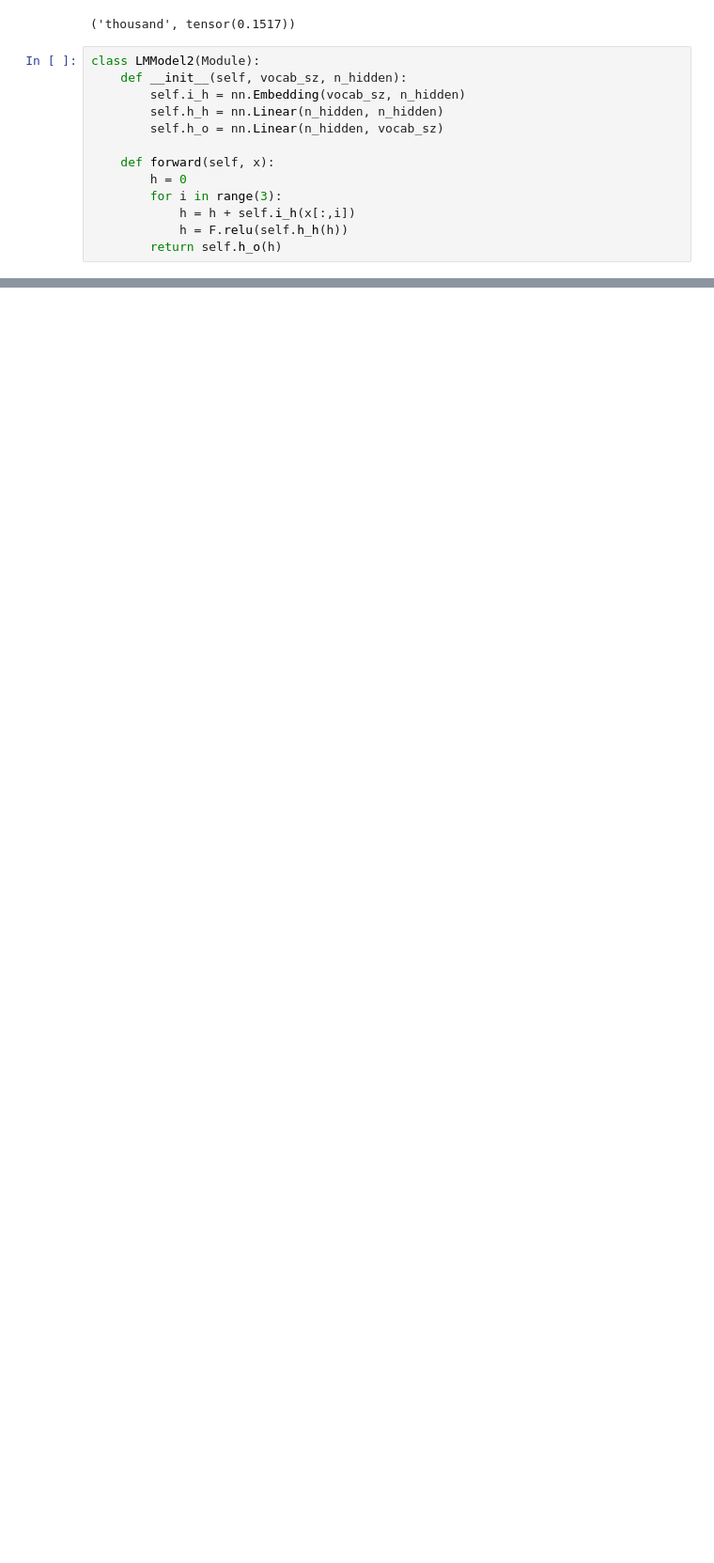
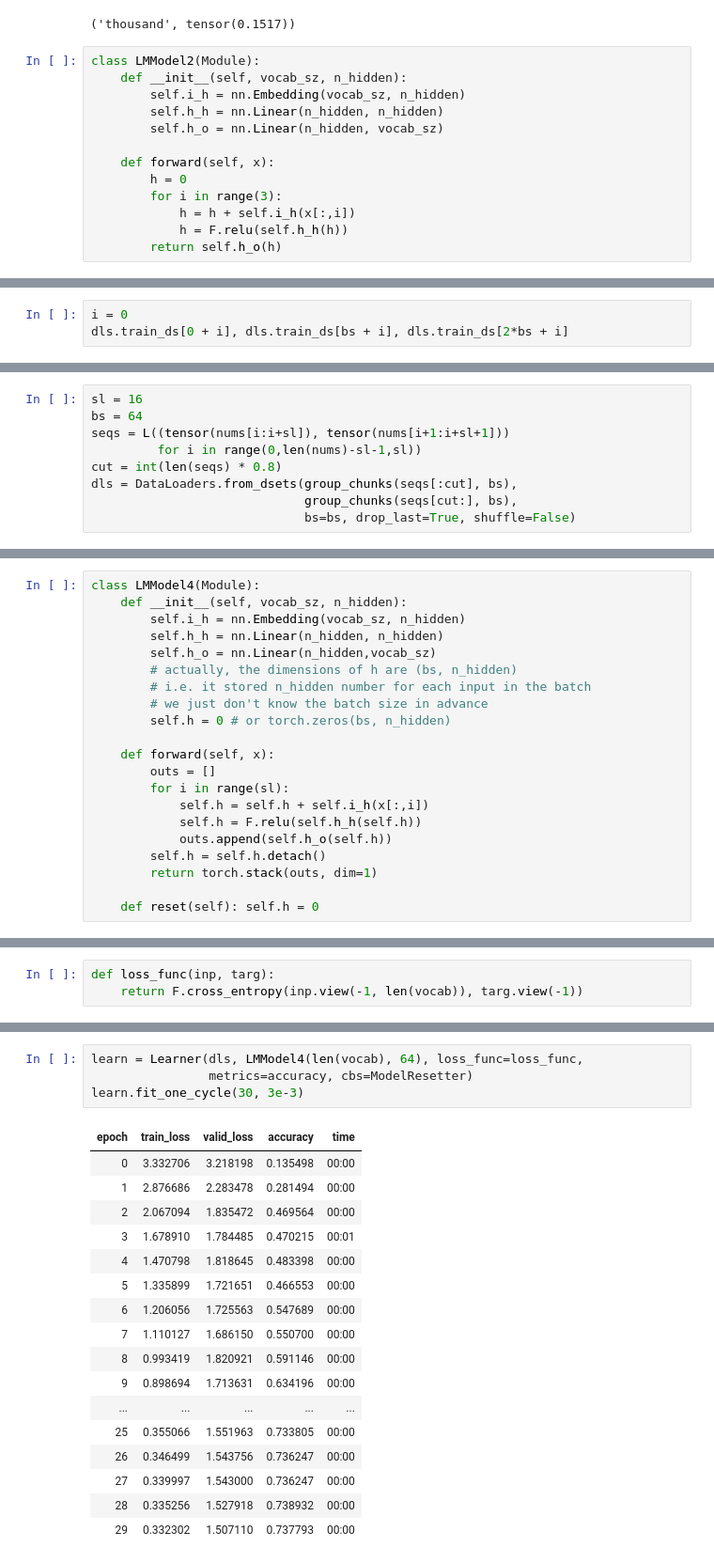
Before and after one commit to Mchristos/fastbook, a Jupyter notebook: mchristos/12_nlp_dive.ipynb, the cells around one changed output, grey strips where cells are left out. Shown: that part at 94% size. Cells and saved outputs as stored; diff of their text form; blank space fills up the shorter version.

```diff
--- a/mchristos/12_nlp_dive.ipynb
+++ b/mchristos/12_nlp_dive.ipynb
@@ -141,0 +215,3 @@ learn.fit_one_cycle(4,1e-3)
+# %%
+i = 0
+dls.train_ds[0 + i], dls.train_ds[bs + i], dls.train_ds[2*bs + i]
@@ -141,0 +252,9 @@ learn.fit_one_cycle(4,1e-3)
+# %%
+sl = 16
+bs = 64
+seqs = L((tensor(nums[i:i+sl]), tensor(nums[i+1:i+sl+1]))
+         for i in range(0,len(nums)-sl-1,sl))
+cut = int(len(seqs) * 0.8)
+dls = DataLoaders.from_dsets(group_chunks(seqs[:cut], bs),
+                             group_chunks(seqs[cut:], bs),
+                             bs=bs, drop_last=True, shuffle=False)
@@ -141,0 +271,21 @@ learn.fit_one_cycle(4,1e-3)
+# %%
+class LMModel4(Module):
+    def __init__(self, vocab_sz, n_hidden):
+        self.i_h = nn.Embedding(vocab_sz, n_hidden)
+        self.h_h = nn.Linear(n_hidden, n_hidden)
+        self.h_o = nn.Linear(n_hidden,vocab_sz)
+        # actually, the dimensions of h are (bs, n_hidden)
+        # i.e. it stored n_hidden number for each input in the batch
+        # we just don't know the batch size in advance
+        self.h = 0 # or torch.zeros(bs, n_hidden)
+
+    def forward(self, x):
+        outs = []
+        for i in range(sl):
+            self.h = self.h + self.i_h(x[:,i])
+            self.h = F.relu(self.h_h(self.h))
+            outs.append(self.h_o(self.h))
+        self.h = self.h.detach()
+        return torch.stack(outs, dim=1)
+
+    def reset(self): self.h = 0
@@ -141,0 +294,3 @@ learn.fit_one_cycle(4,1e-3)
+# %%
+def loss_func(inp, targ):
+    return F.cross_entropy(inp.view(-1, len(vocab)), targ.view(-1))
@@ -141,0 +301,22 @@ learn.fit_one_cycle(4,1e-3)
+# %%
+learn = Learner(dls, LMModel4(len(vocab), 64), loss_func=loss_func,
+                metrics=accuracy, cbs=ModelResetter)
+learn.fit_one_cycle(30, 3e-3)
+# %% [output]
+| epoch | train_loss | valid_loss | accuracy | time |
+| 0 | 3.332706 | 3.218198 | 0.135498 | 00:00 |
+| 1 | 2.876686 | 2.283478 | 0.281494 | 00:00 |
+| 2 | 2.067094 | 1.835472 | 0.469564 | 00:00 |
+| 3 | 1.678910 | 1.784485 | 0.470215 | 00:01 |
+| 4 | 1.470798 | 1.818645 | 0.483398 | 00:00 |
+| 5 | 1.335899 | 1.721651 | 0.466553 | 00:00 |
+| 6 | 1.206056 | 1.725563 | 0.547689 | 00:00 |
+| 7 | 1.110127 | 1.686150 | 0.550700 | 00:00 |
+| 8 | 0.993419 | 1.820921 | 0.591146 | 00:00 |
+| 9 | 0.898694 | 1.713631 | 0.634196 | 00:00 |
+| ... | ... | ... | ... | ... |
+| 25 | 0.355066 | 1.551963 | 0.733805 | 00:00 |
+| 26 | 0.346499 | 1.543756 | 0.736247 | 00:00 |
+| 27 | 0.339997 | 1.543000 | 0.736247 | 00:00 |
+| 28 | 0.335256 | 1.527918 | 0.738932 | 00:00 |
+| 29 | 0.332302 | 1.507110 | 0.737793 | 00:00 |
```
Also changed, not shown: parts of 59 cells of this notebook, 1 other file.
